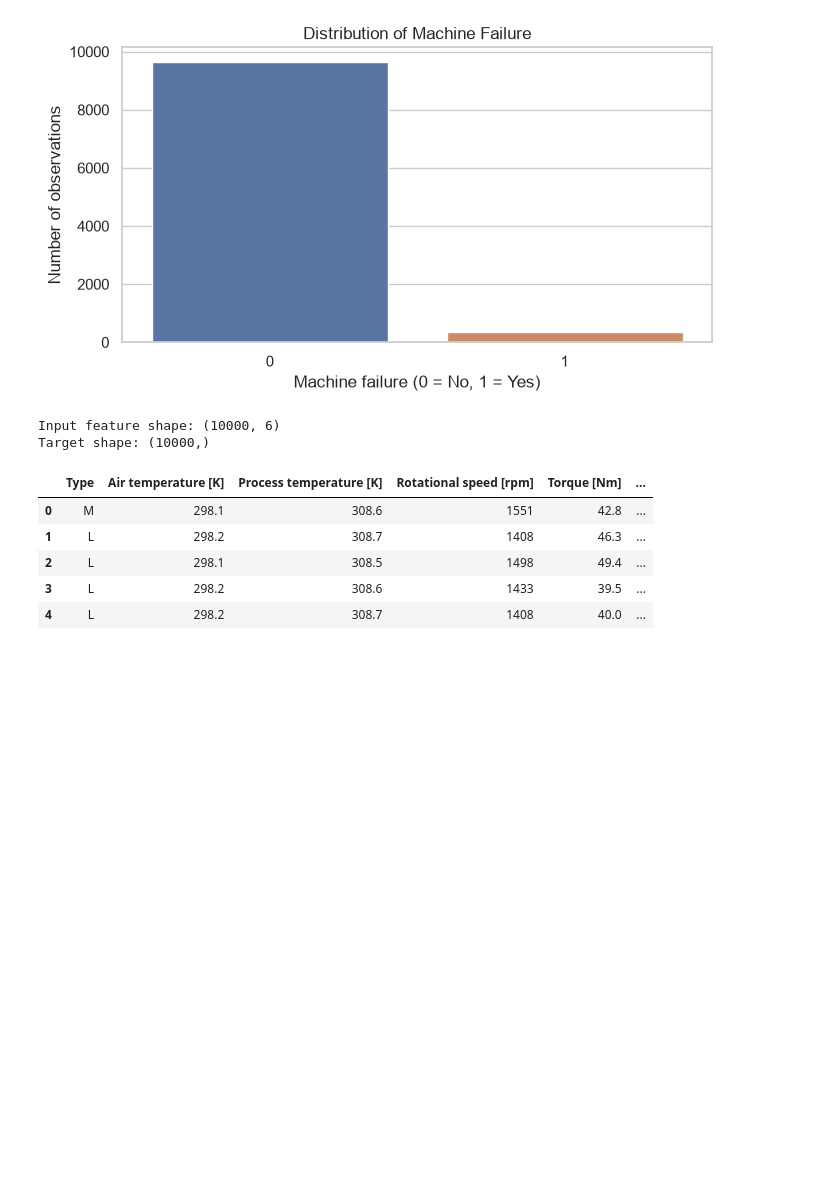
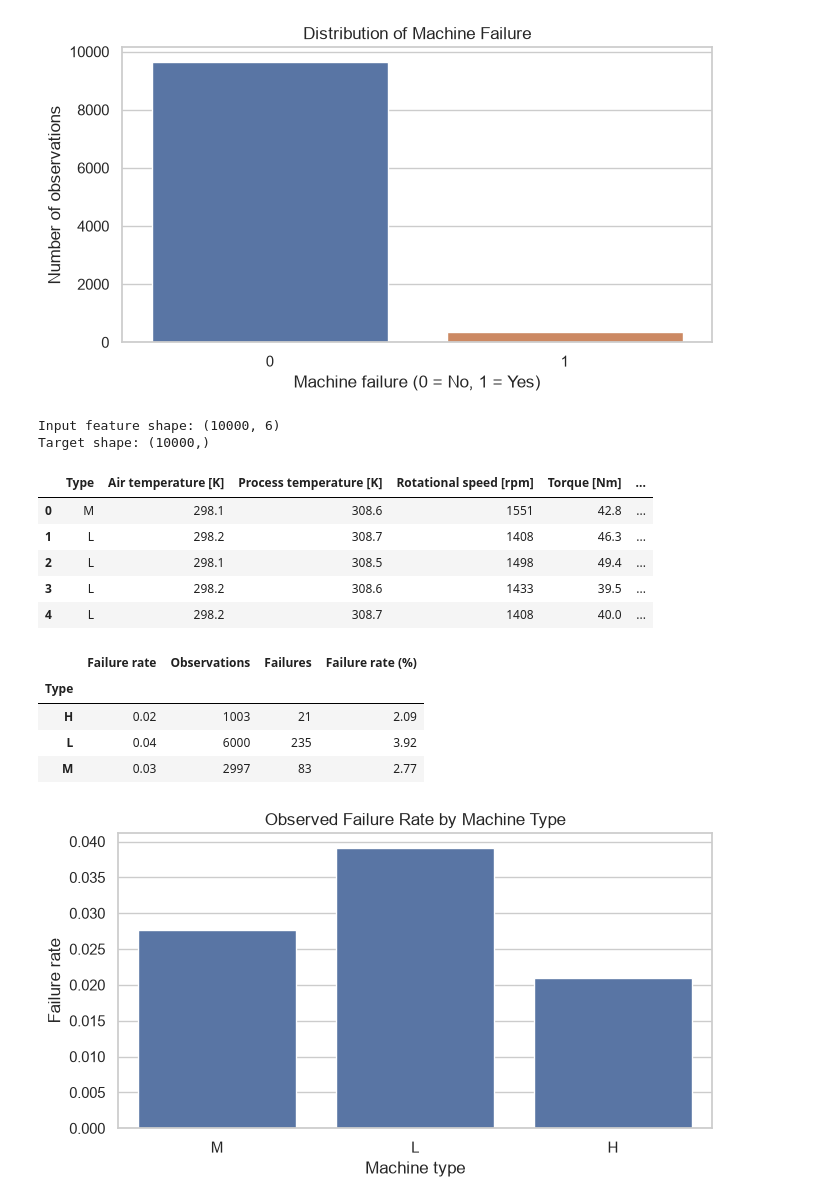
Before and after one commit to virajViduranga/MachineGuard, a Jupyter notebook: ml/notebooks/01_data_exploration.ipynb, the cells around one changed output. Saved outputs shown, nothing was run; the diff lists cells and outputs as text; code cells hidden in the pictures; blank space fills up the shorter version.

Commit message:
update data exploration.ipynb

```diff
--- a/ml/notebooks/01_data_exploration.ipynb
+++ b/ml/notebooks/01_data_exploration.ipynb
@@ -171,3 +171,42 @@ Target shape: (10000,)
 | 2 | L | 298.1 | 308.5 | 1498 | 49.4 | ... |
 | 3 | L | 298.2 | 308.6 | 1433 | 39.5 | ... |
 | 4 | L | 298.2 | 308.7 | 1408 | 40.0 | ... |
+# %%
+failure_rate_by_type = (
+    df.groupby("Type", observed=True)[TARGET]
+    .agg(["mean", "count", "sum"])
+    .rename(columns={
+        "mean": "Failure rate",
+        "count": "Observations",
+        "sum": "Failures",
+    })
+)
+
+failure_rate_by_type["Failure rate (%)"] = (
+    failure_rate_by_type["Failure rate"] * 100
+)
+
+display(failure_rate_by_type.round(2))
+
+plt.figure(figsize=(7, 4))
+
+sns.barplot(
+    data=df,
+    x="Type",
+    y=TARGET,
+    estimator="mean",
+    errorbar=None,
+)
+
+plt.title("Observed Failure Rate by Machine Type")
+plt.xlabel("Machine type")
+plt.ylabel("Failure rate")
+plt.tight_layout()
+plt.show()
+# %% [output]
+|  | Failure rate | Observations | Failures | Failure rate (%) |
+| Type |  |  |  |  |
+| H | 0.02 | 1003 | 21 | 2.09 |
+| L | 0.04 | 6000 | 235 | 3.92 |
+| M | 0.03 | 2997 | 83 | 2.77 |
+[figure, added]
```
Also changed, not shown: parts of 12 cells of this notebook.
